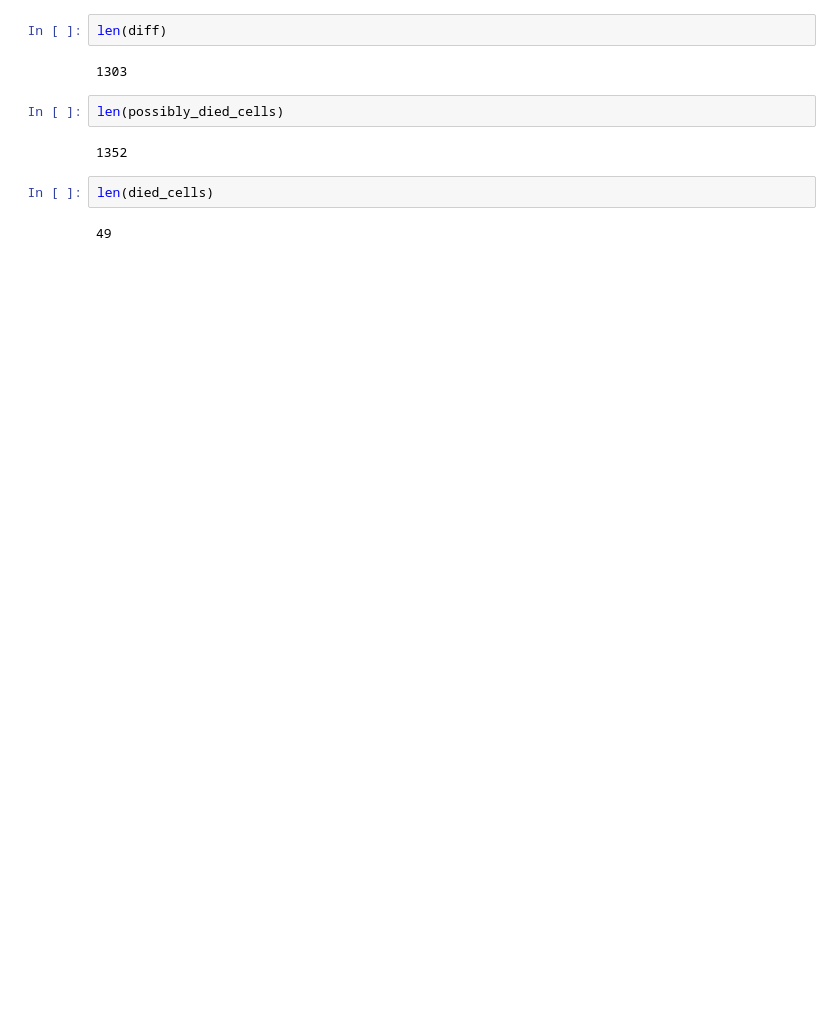
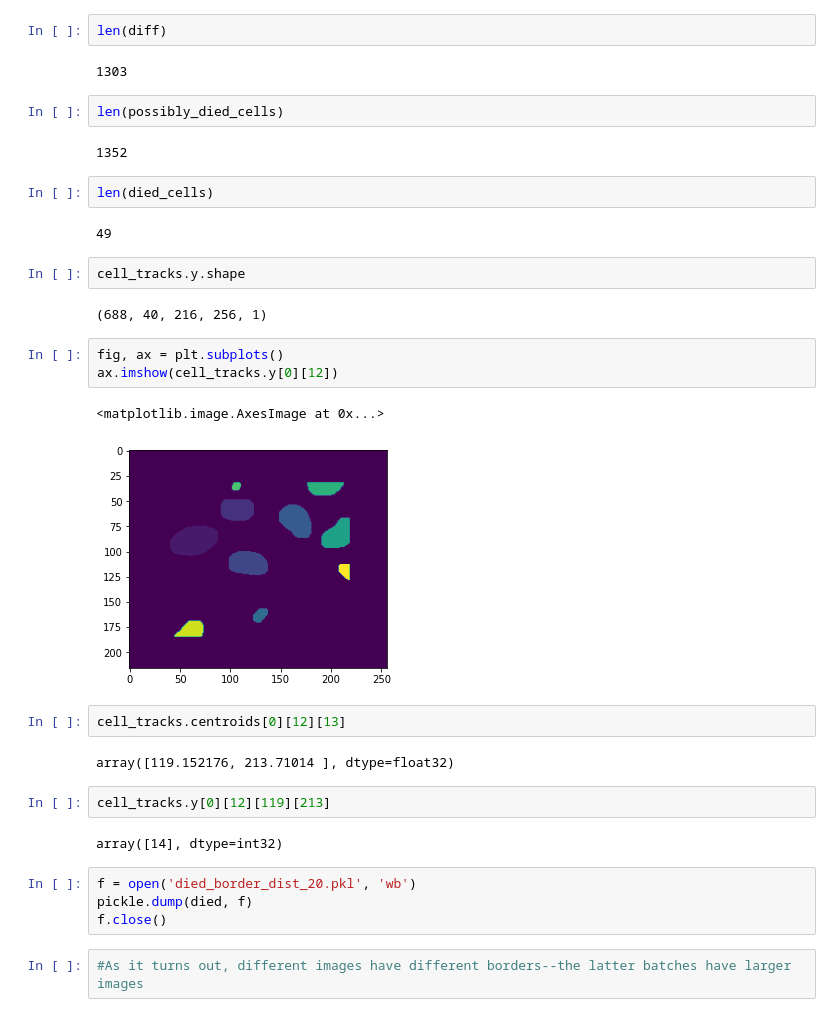
Before and after one commit to kantmanav/cell-death-detection, a Jupyter notebook: notebooks/centroid_death_detection.ipynb, the cells around one changed output. Saved outputs shown, nothing was run; the diff lists cells and outputs as text; blank space fills up the shorter version.

```diff
--- a/notebooks/centroid_death_detection.ipynb
+++ b/notebooks/centroid_death_detection.ipynb
@@ -535,3 +535,27 @@ len(possibly_died_cells)
 len(died_cells)
 # %% [output]
 49
+# %%
+cell_tracks.y.shape
+# %% [output]
+(688, 40, 216, 256, 1)
+# %%
+fig, ax = plt.subplots()
+ax.imshow(cell_tracks.y[0][12])
+# %% [output]
+<matplotlib.image.AxesImage at 0x...>
+[figure, added]
+# %%
+cell_tracks.centroids[0][12][13]
+# %% [output]
+array([119.152176, 213.71014 ], dtype=float32)
+# %%
+cell_tracks.y[0][12][119][213]
+# %% [output]
+array([14], dtype=int32)
+# %%
+f = open('died_border_dist_20.pkl', 'wb')
+pickle.dump(died, f)
+f.close()
+# %%
+#As it turns out, different images have different borders--the latter batches have larger images
```
Also changed, not shown: parts of 9 cells of this notebook, 4 other files.
